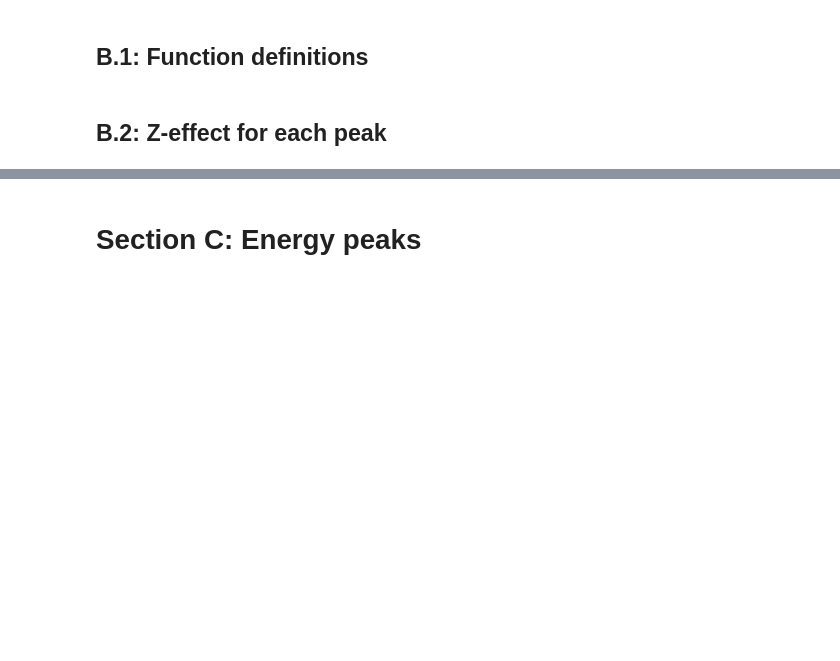
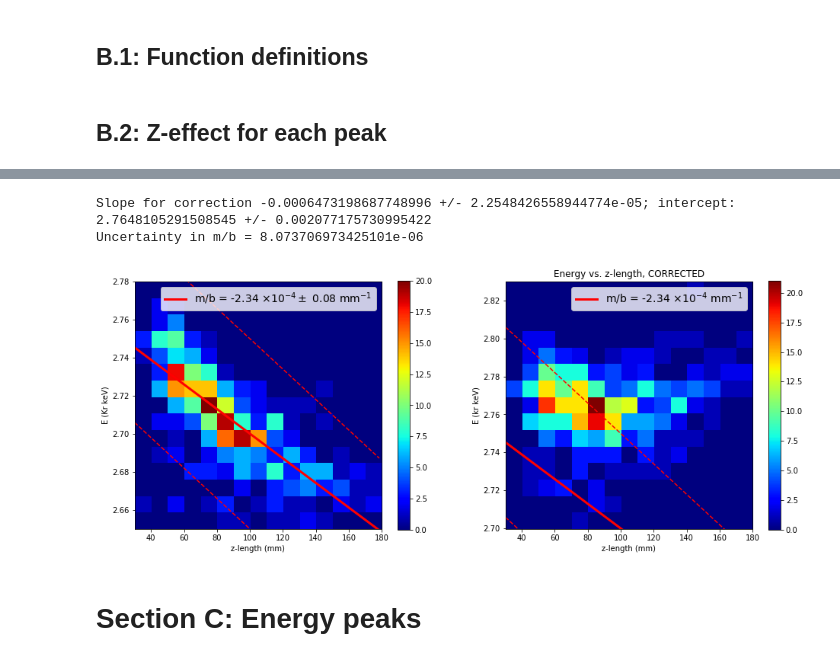
Before and after one commit to next-exp/InteractiveNBs, a Jupyter notebook: ICAROS_NBS/analysis_highenergy.ipynb, the cells around one changed output, grey strips where cells are left out. Saved outputs shown, nothing was run; the diff lists cells and outputs as text; code cells hidden in the pictures; blank space fills up the shorter version.

```diff
--- a/ICAROS_NBS/analysis_highenergy.ipynb
+++ b/ICAROS_NBS/analysis_highenergy.ipynb
@@ -356,13 +379,17 @@ plot_E_vs_zlength(A_zlen, A_Ecplot, cuts_base, plt_rng_zlow, plt_rng_zhigh, plt_
 # %%
 # Tl photopeak
 mbound = -0.0008
 b0 = 2.73
 b1 = 2.83
 plt_rng_zlow = 30
 plt_rng_zhigh = 180
-plt_rng_Elow = StoE(2.65)
-plt_rng_Ehigh = StoE(2.78)
+plt_rng_Elow = 2.65
+plt_rng_Ehigh = 2.78
 
 cuts_base = C_wide & (A_ntrks == 1)
-plot_E_vs_zlength(A_zlen, A_Ecplot, cuts_base, plt_rng_zlow, plt_rng_zhigh, plt_rng_Elow, plt_rng_Ehigh, 15, 15, mbound, b0, b1)
+mTl, bTl = plot_E_vs_zlength(A_zlen, A_Ec, cuts_base, plt_rng_zlow, plt_rng_zhigh, plt_rng_Elow, plt_rng_Ehigh, 15, 15, mbound, b0, b1)
 #plt.savefig("{}/CSTH_zwidth_fit_Tl.{}".format(save_dir,'png'), bbox_inches='tight')
+# %% [output]
+Slope for correction -0.0006473198687748996 +/- 2.2548426558944774e-05; intercept: 2.7648105291508545 +/- 0.002077175730995422
+Uncertainty in m/b = 8.073706973425101e-06
+[figure, added]
```
Also changed, not shown: parts of 29 cells of this notebook.
